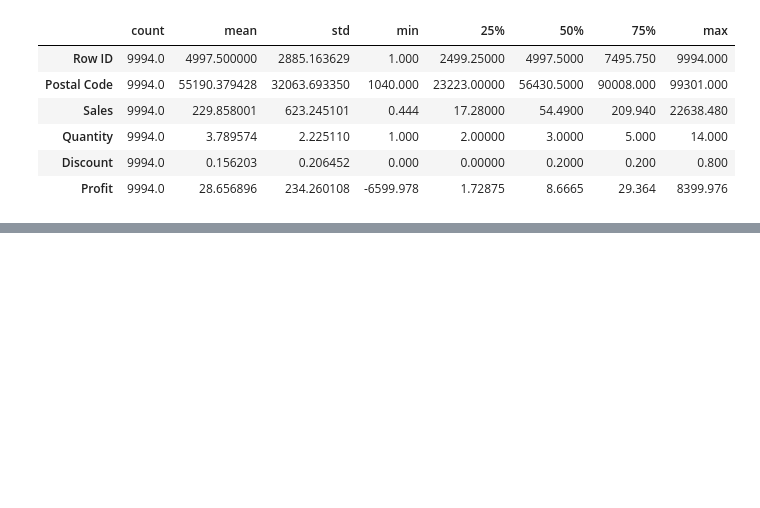
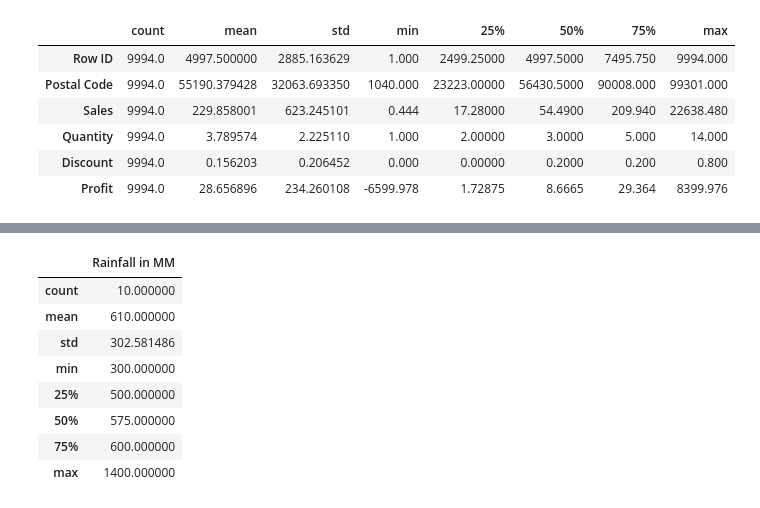
Before and after one commit to gsindhu455/PythonProgramming, a Jupyter notebook: Campus_placement.ipynb, the cells around one changed output, grey strips where cells are left out. Drawn from its saved outputs; the diff is of its cells as text; code cells hidden in the pictures; blank space fills up the shorter version.

```diff
--- a/Campus_placement.ipynb
+++ b/Campus_placement.ipynb
@@ -186,0 +208,14 @@ plt.tight_layout()
+# %%
+lst2= [350, 500, 600, 700, 600, 500, 600, 300, 550,1400]
+rainfall2=pd.DataFrame(lst2,columns=['Rainfall in MM'])
+rainfall2.describe()
+# %% [output]
+|  | Rainfall in MM |
+| count | 10.000000 |
+| mean | 610.000000 |
+| std | 302.581486 |
+| min | 300.000000 |
+| 25% | 500.000000 |
+| 50% | 575.000000 |
+| 75% | 600.000000 |
+| max | 1400.000000 |
```
Also changed, not shown: parts of 9 cells of this notebook.
